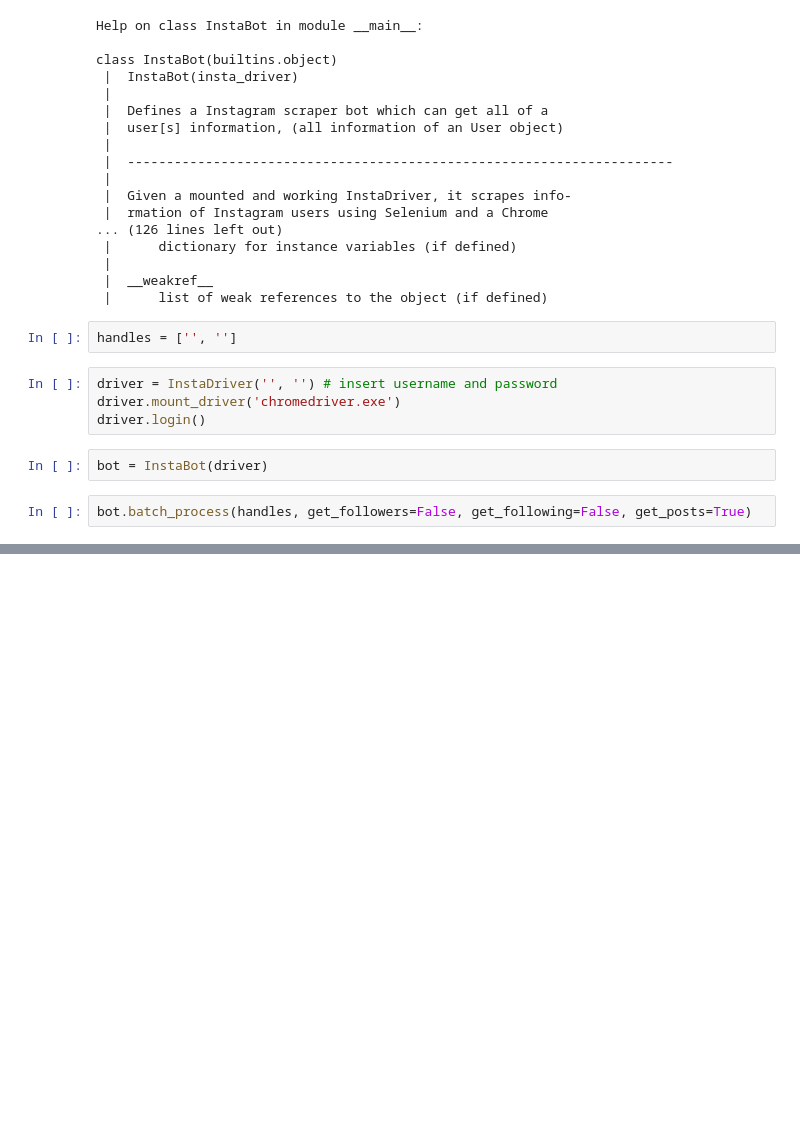
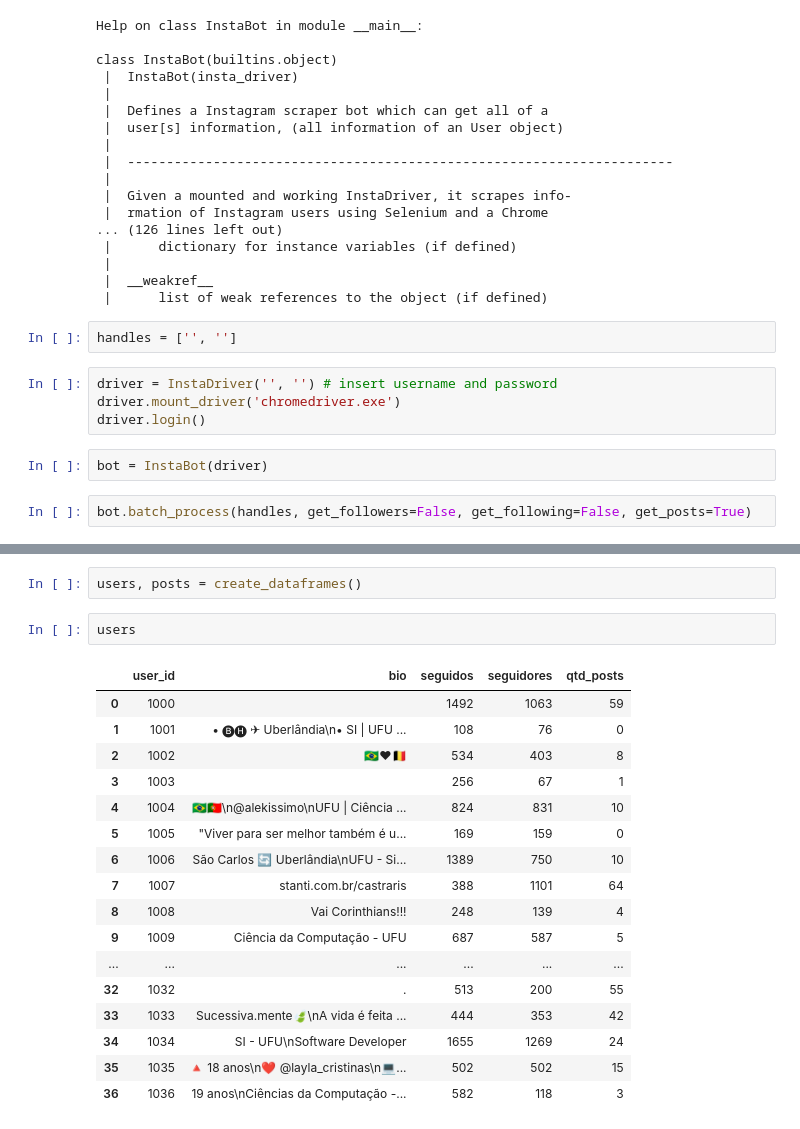
Before and after one commit to ph-marra/ic-instabot, a Jupyter notebook: InstaBot.ipynb, the cells around one changed output, grey strips where cells are left out. Cells and saved outputs as stored; diff of their text form; blank space fills up the shorter version.

Commit message:
formatting users data to pandas dataframes

```diff
--- a/InstaBot.ipynb
+++ b/InstaBot.ipynb
@@ -1236,0 +1281,22 @@ bot.batch_process(handles, get_followers=False, get_following=False, get_posts=T
+# %%
+users, posts = create_dataframes()
+# %%
+users
+# %% [output]
+|  | user_id | bio | seguidos | seguidores | qtd_posts |
+| 0 | 1000 |  | 1492 | 1063 | 59 |
+| 1 | 1001 | • 🅑︎🅗︎ ✈︎ Uberlândia\n• SI | UFU ... | 108 | 76 | 0 |
+| 2 | 1002 | 🇧🇷❤🇧🇪 | 534 | 403 | 8 |
+| 3 | 1003 |  | 256 | 67 | 1 |
+| 4 | 1004 | 🇧🇷🇵🇹\n@alekissimo\nUFU | Ciência ... | 824 | 831 | 10 |
+| 5 | 1005 | "Viver para ser melhor também é u... | 169 | 159 | 0 |
+| 6 | 1006 | São Carlos 🔄 Uberlândia\nUFU - Si... | 1389 | 750 | 10 |
+| 7 | 1007 | stanti.com.br/castraris | 388 | 1101 | 64 |
+| 8 | 1008 | Vai Corinthians!!! | 248 | 139 | 4 |
+| 9 | 1009 | Ciência da Computação - UFU | 687 | 587 | 5 |
+| ... | ... | ... | ... | ... | ... |
+| 32 | 1032 | . | 513 | 200 | 55 |
+| 33 | 1033 | Sucessiva.mente🍃\nA vida é feita ... | 444 | 353 | 42 |
+| 34 | 1034 | SI - UFU\nSoftware Developer | 1655 | 1269 | 24 |
+| 35 | 1035 | 🔺 18 anos\n❤️ @layla_cristinas\n💻... | 502 | 502 | 15 |
+| 36 | 1036 | 19 anos\nCiências da Computação -... | 582 | 118 | 3 |
```
Also changed, not shown: parts of 4 cells of this notebook.
